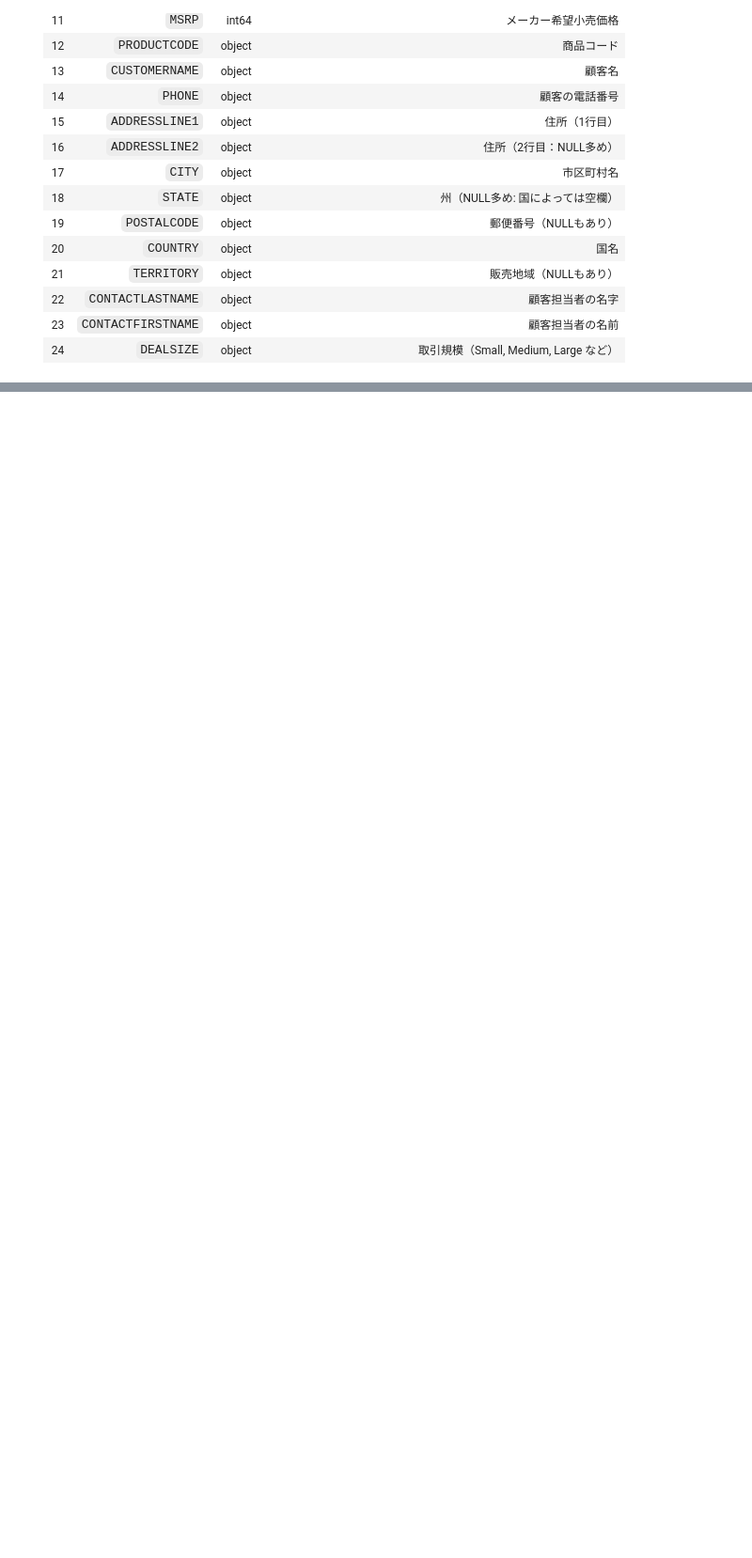
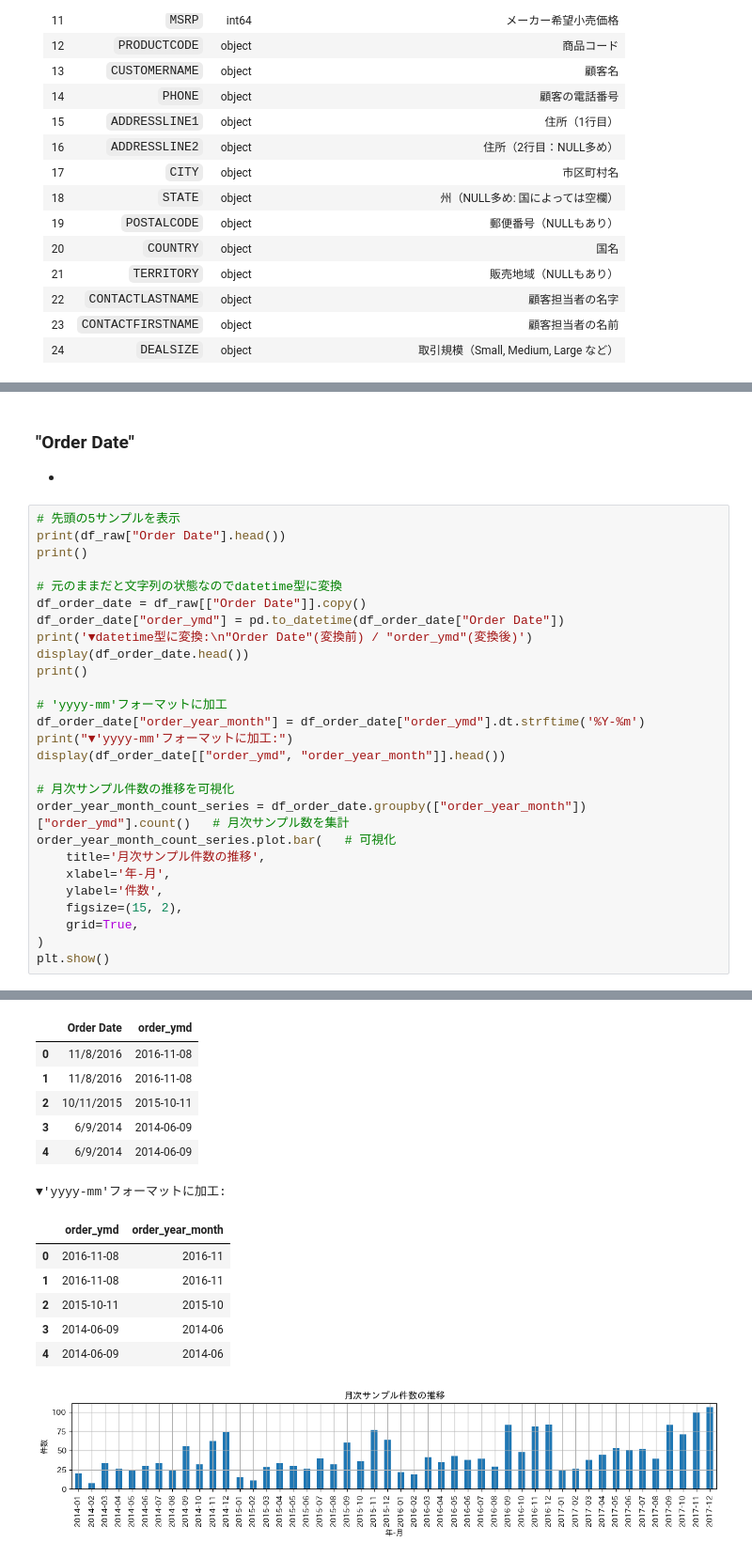
Before and after one commit to fujita-k-7y/portfolios, a Jupyter notebook: sales_dashboard/notebook/データ確認.ipynb, the cells around one changed output, grey strips where cells are left out. Shown at 94% size. Saved outputs shown, nothing was run; the diff lists cells and outputs as text; blank space fills up the shorter version.

```diff
--- a/sales_dashboard/notebook/データ確認.ipynb
+++ b/sales_dashboard/notebook/データ確認.ipynb
@@ -126,0 +142,31 @@ df_raw["QUANTITYORDERED"].hist(bins=100)
+# %% [markdown]
+### "Order Date"
+-
+# %%
+# 先頭の5サンプルを表示
+print(df_raw["Order Date"].head())
+print()
+
+# 元のままだと文字列の状態なのでdatetime型に変換
+df_order_date = df_raw[["Order Date"]].copy()
+df_order_date["order_ymd"] = pd.to_datetime(df_order_date["Order Date"])
+print('▼datetime型に変換:\n"Order Date"(変換前) / "order_ymd"(変換後)')
+display(df_order_date.head())
+print()
+
+# 'yyyy-mm'フォーマットに加工
+df_order_date["order_year_month"] = df_order_date["order_ymd"].dt.strftime('%Y-%m')
+print("▼'yyyy-mm'フォーマットに加工:")
+display(df_order_date[["order_ymd", "order_year_month"]].head())
+
+# 月次サンプル件数の推移を可視化
+order_year_month_count_series = df_order_date.groupby(["order_year_month"])["order_ymd"].count()   # 月次サンプル数を集計
+order_year_month_count_series.plot.bar(   # 可視化
+    title='月次サンプル件数の推移',
+    xlabel='年-月',
+    ylabel='件数',
+    figsize=(15, 2),
+    grid=True,
+)
+plt.show()
+# %% [output]
@@ -127,3 +182,17 @@ df_raw["QUANTITYORDERED"].hist(bins=100)
+|  | Order Date | order_ymd |
+| 0 | 11/8/2016 | 2016-11-08 |
+| 1 | 11/8/2016 | 2016-11-08 |
+| 2 | 10/11/2015 | 2015-10-11 |
+| 3 | 6/9/2014 | 2014-06-09 |
+| 4 | 6/9/2014 | 2014-06-09 |
+▼'yyyy-mm'フォーマットに加工:
+|  | order_ymd | order_year_month |
+| 0 | 2016-11-08 | 2016-11 |
+| 1 | 2016-11-08 | 2016-11 |
+| 2 | 2015-10-11 | 2015-10 |
+| 3 | 2014-06-09 | 2014-06 |
+| 4 | 2014-06-09 | 2014-06 |
+[figure, added]
 # %%
 df_raw.info()
 # %% [output]
```
Also changed, not shown: parts of 13 cells of this notebook.
